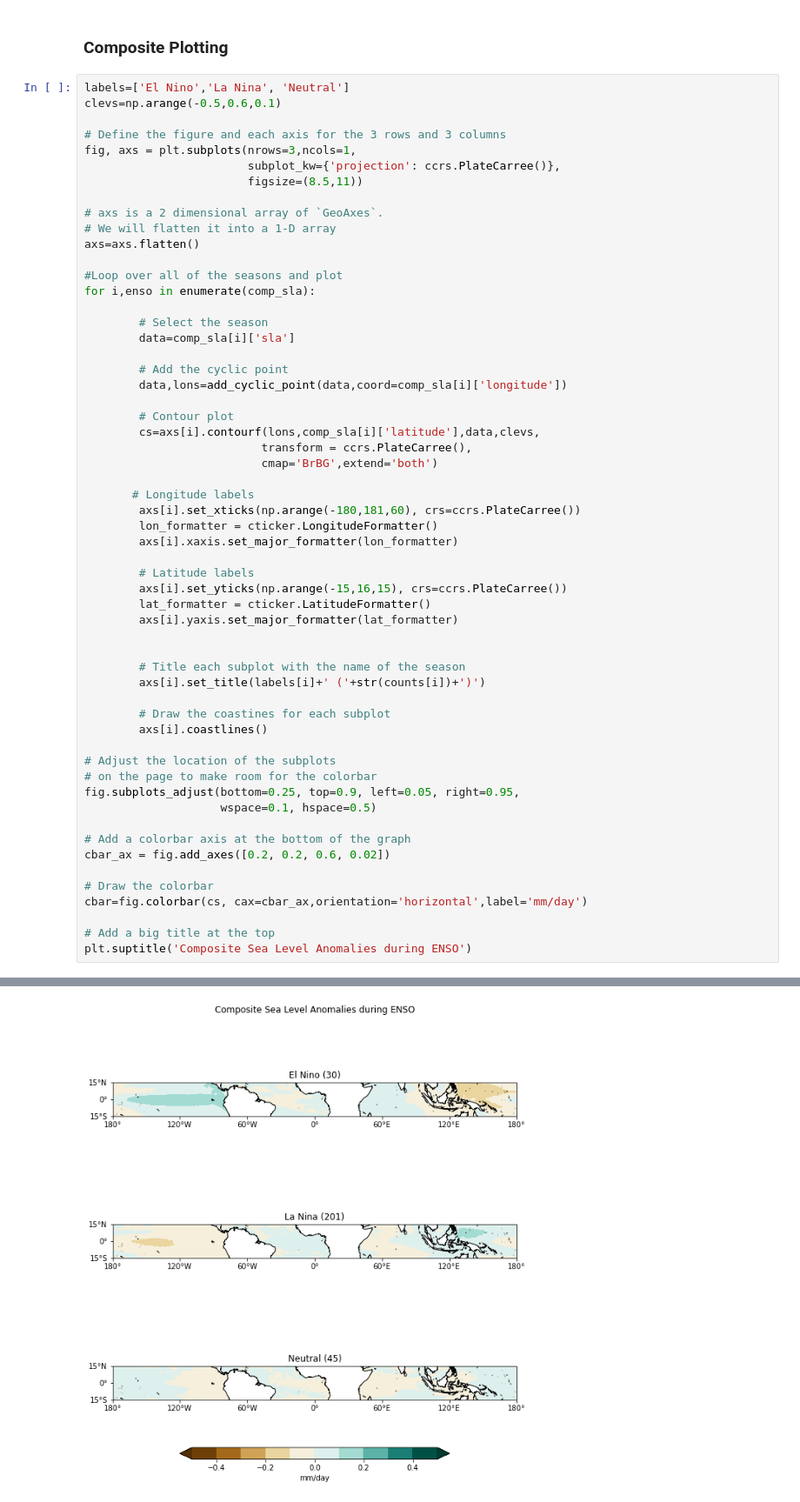
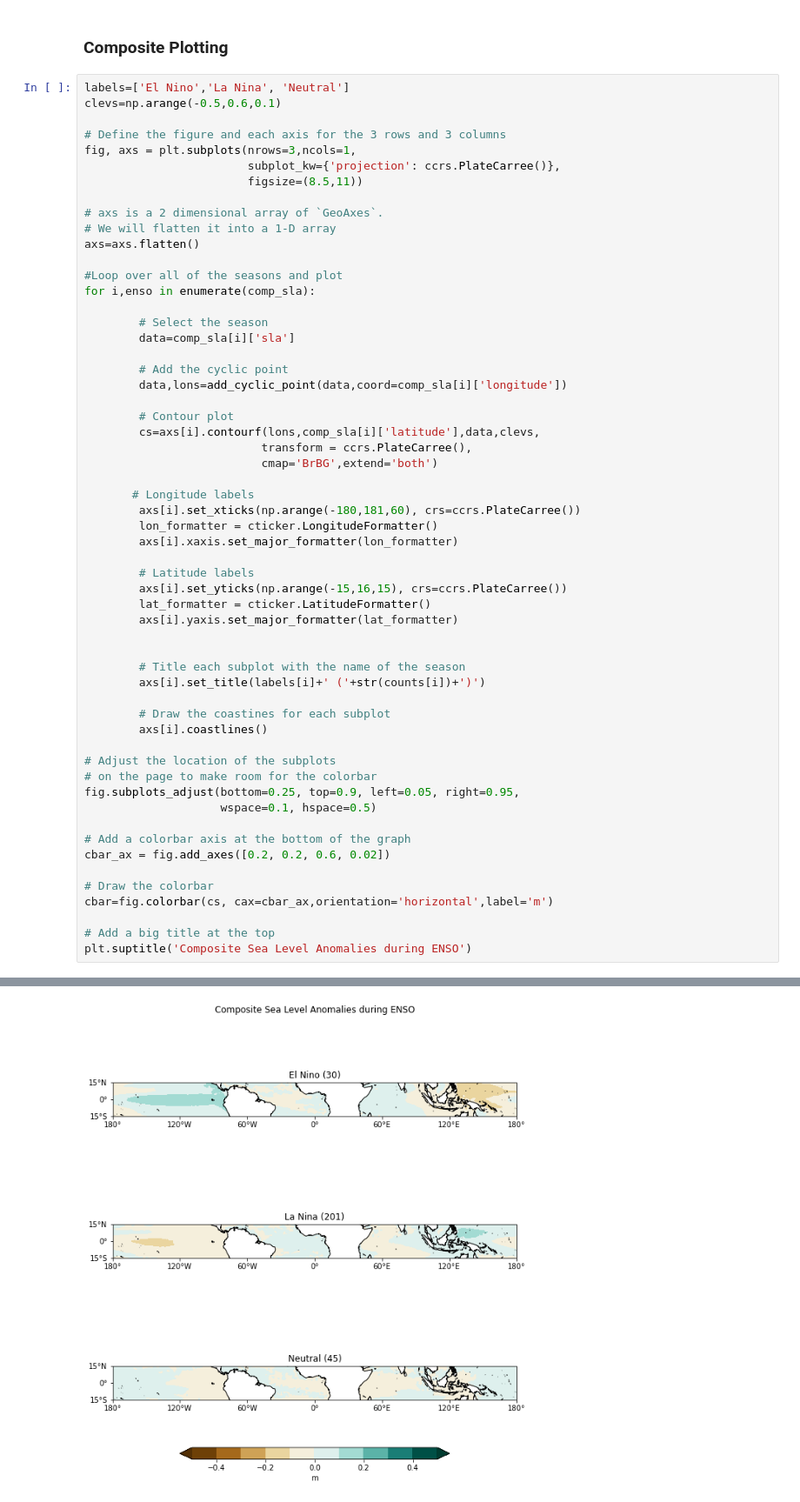
Before and after one commit to GeoRath/Climate-680, a Jupyter notebook: Project_Workbooks/composite_analysis.ipynb, the cells around one changed output, grey strips where cells are left out. Shown at 87% size. Drawn from its saved outputs; the diff is of its cells as text.

```diff
--- a/Project_Workbooks/composite_analysis.ipynb
+++ b/Project_Workbooks/composite_analysis.ipynb
@@ -171,32 +171,32 @@ for i,enso in enumerate(comp_sla):
         axs[i].set_xticks(np.arange(-180,181,60), crs=ccrs.PlateCarree())
         lon_formatter = cticker.LongitudeFormatter()
         axs[i].xaxis.set_major_formatter(lon_formatter)
 
         # Latitude labels
         axs[i].set_yticks(np.arange(-15,16,15), crs=ccrs.PlateCarree())
         lat_formatter = cticker.LatitudeFormatter()
         axs[i].yaxis.set_major_formatter(lat_formatter)
 
 
         # Title each subplot with the name of the season
         axs[i].set_title(labels[i]+' ('+str(counts[i])+')')
 
         # Draw the coastines for each subplot
         axs[i].coastlines()
 
 # Adjust the location of the subplots
 # on the page to make room for the colorbar
 fig.subplots_adjust(bottom=0.25, top=0.9, left=0.05, right=0.95,
                     wspace=0.1, hspace=0.5)
 
 # Add a colorbar axis at the bottom of the graph
 cbar_ax = fig.add_axes([0.2, 0.2, 0.6, 0.02])
 
 # Draw the colorbar
-cbar=fig.colorbar(cs, cax=cbar_ax,orientation='horizontal',label='mm/day')
+cbar=fig.colorbar(cs, cax=cbar_ax,orientation='horizontal',label='m')
 
 # Add a big title at the top
 plt.suptitle('Composite Sea Level Anomalies during ENSO')
 # %% [output]
 Text(0.5, 0.98, 'Composite Sea Level Anomalies during ENSO')
-[figure, old version]
+[figure, new version]
```
Also changed, not shown: 3 other files.
